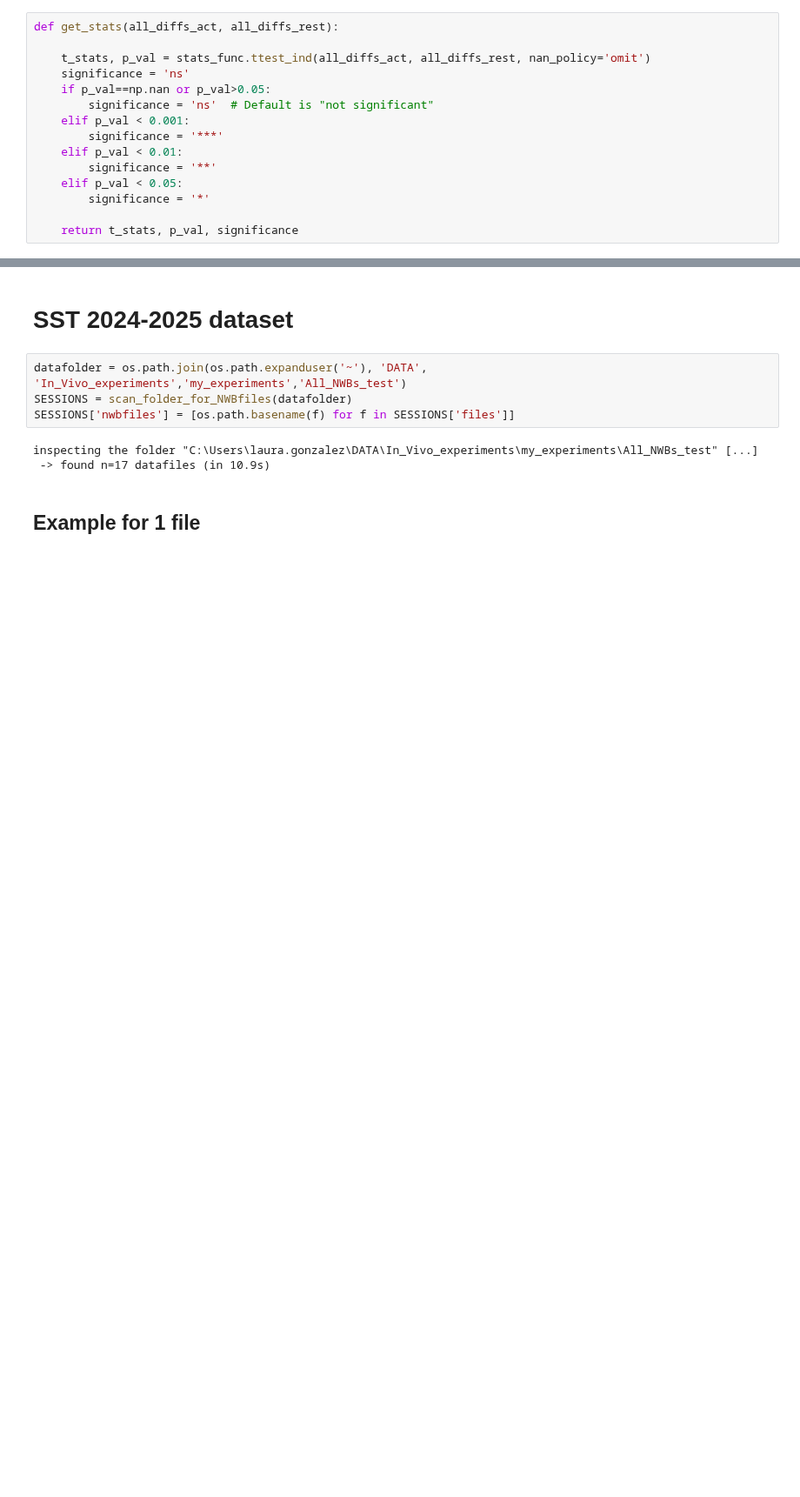
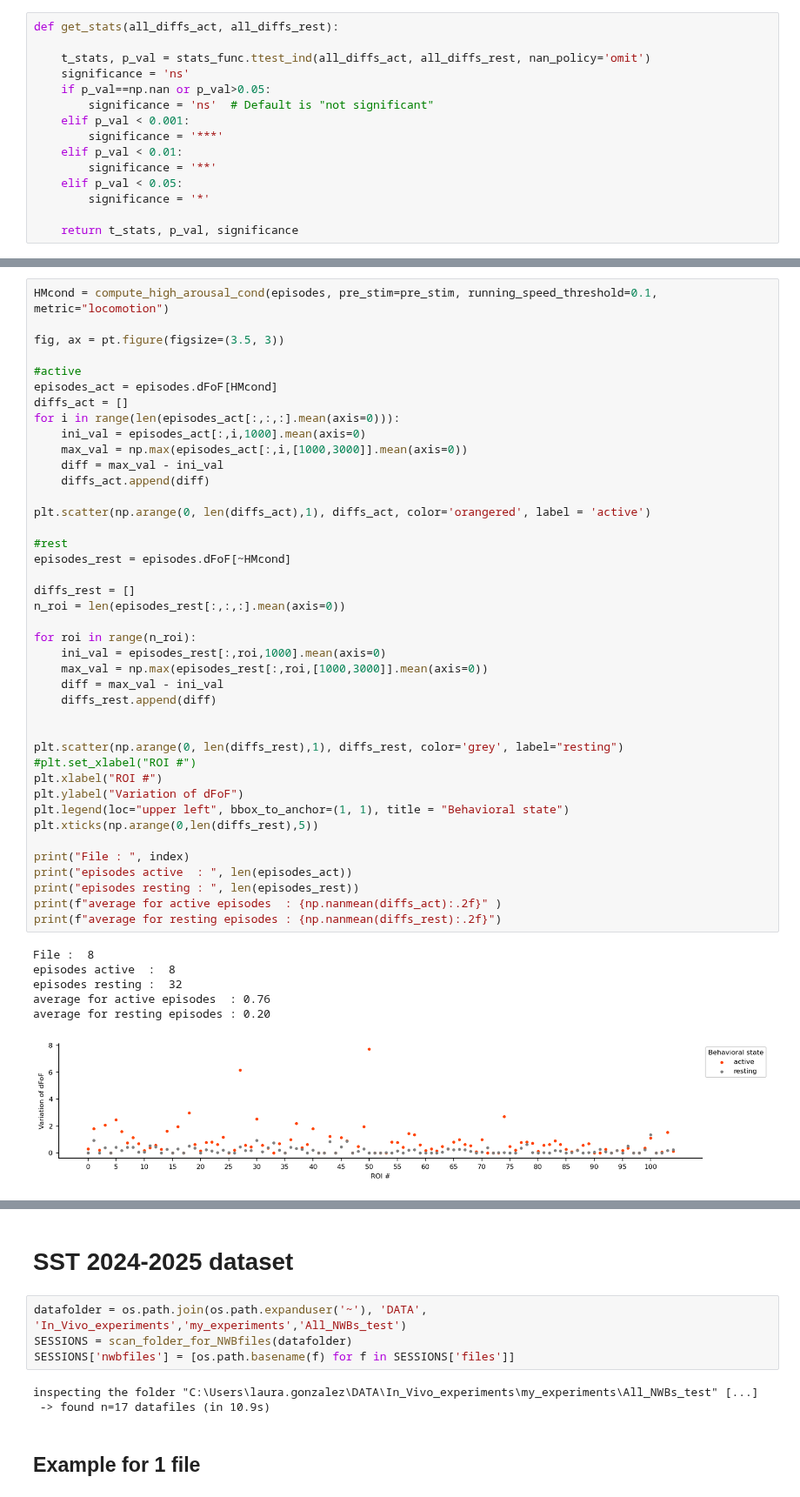
Before and after one commit to LauraGonzalez2000/physion, a Jupyter notebook: notebooks/personalized/variation_dFoF.ipynb, the cells around one changed output, grey strips where cells are left out. Shown at 87% size. Saved outputs shown, nothing was run; the diff lists cells and outputs as text; blank space fills up the shorter version.

```diff
--- a/notebooks/personalized/variation_dFoF.ipynb
+++ b/notebooks/personalized/variation_dFoF.ipynb
@@ -36,0 +103,48 @@ def get_stats(all_diffs_act, all_diffs_rest):
+# %%
+HMcond = compute_high_arousal_cond(episodes, pre_stim=pre_stim, running_speed_threshold=0.1, metric="locomotion")
+
+fig, ax = pt.figure(figsize=(3.5, 3))
+
+#active
+episodes_act = episodes.dFoF[HMcond]
+diffs_act = []
+for i in range(len(episodes_act[:,:,:].mean(axis=0))):
+    ini_val = episodes_act[:,i,1000].mean(axis=0)
+    max_val = np.max(episodes_act[:,i,[1000,3000]].mean(axis=0))
+    diff = max_val - ini_val
+    diffs_act.append(diff)
+
+plt.scatter(np.arange(0, len(diffs_act),1), diffs_act, color='orangered', label = 'active')
+
+#rest
+episodes_rest = episodes.dFoF[~HMcond]
+
+diffs_rest = []
+n_roi = len(episodes_rest[:,:,:].mean(axis=0))
+
+for roi in range(n_roi):
+    ini_val = episodes_rest[:,roi,1000].mean(axis=0)
+    max_val = np.max(episodes_rest[:,roi,[1000,3000]].mean(axis=0))
+    diff = max_val - ini_val
+    diffs_rest.append(diff)
+
+
+plt.scatter(np.arange(0, len(diffs_rest),1), diffs_rest, color='grey', label="resting")
+#plt.set_xlabel("ROI #")
+plt.xlabel("ROI #")
+plt.ylabel("Variation of dFoF")
+plt.legend(loc="upper left", bbox_to_anchor=(1, 1), title = "Behavioral state")
+plt.xticks(np.arange(0,len(diffs_rest),5))
+
+print("File : ", index)
+print("episodes active  : ", len(episodes_act))
+print("episodes resting : ", len(episodes_rest))
+print(f"average for active episodes  : {np.nanmean(diffs_act):.2f}" )
+print(f"average for resting episodes : {np.nanmean(diffs_rest):.2f}")
+# %% [output]
+File :  8
+episodes active  :  8
+episodes resting :  32
+average for active episodes  : 0.76
+average for resting episodes : 0.20
+[figure, added]
```
Also changed, not shown: parts of 17 cells of this notebook, 7 other files.
